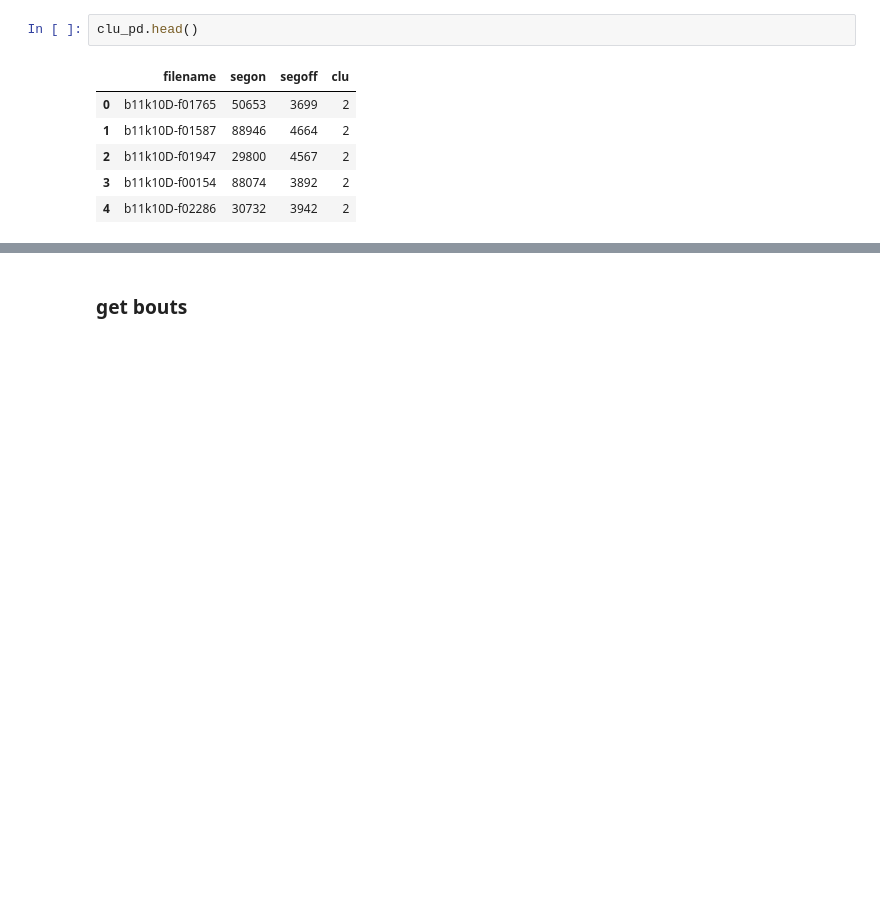
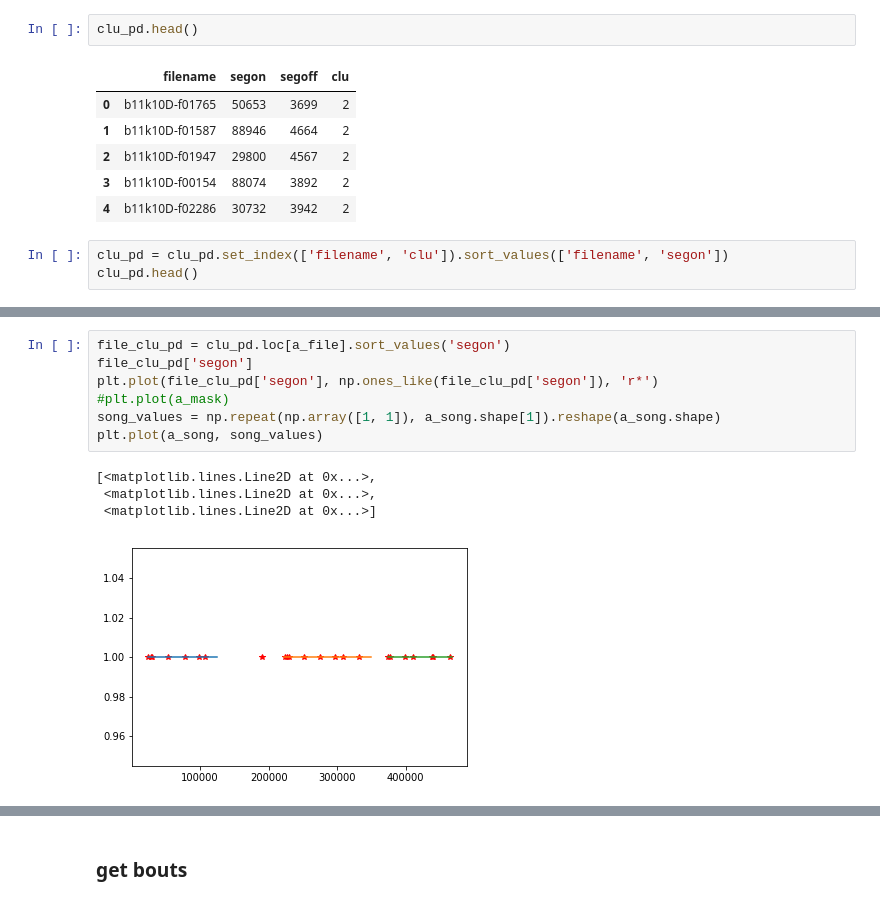
Before and after one commit to zekearneodo/pipefinch, a Jupyter notebook: notebooks/read_flatclust.ipynb, the cells around one changed output, grey strips where cells are left out. Cells and saved outputs as stored; diff of their text form; blank space fills up the shorter version.

```diff
--- a/notebooks/read_flatclust.ipynb
+++ b/notebooks/read_flatclust.ipynb
@@ -68,3 +78,6 @@ clu_pd.head()
 | 2 | b11k10D-f01947 | 29800 | 4567 | 2 |
 | 3 | b11k10D-f00154 | 88074 | 3892 | 2 |
 | 4 | b11k10D-f02286 | 30732 | 3942 | 2 |
+# %%
+clu_pd = clu_pd.set_index(['filename', 'clu']).sort_values(['filename', 'segon'])
+clu_pd.head()
@@ -70,0 +110,12 @@ clu_pd.head()
+# %%
+file_clu_pd = clu_pd.loc[a_file].sort_values('segon')
+file_clu_pd['segon']
+plt.plot(file_clu_pd['segon'], np.ones_like(file_clu_pd['segon']), 'r*')
+#plt.plot(a_mask)
+song_values = np.repeat(np.array([1, 1]), a_song.shape[1]).reshape(a_song.shape)
+plt.plot(a_song, song_values)
+# %% [output]
+[<matplotlib.lines.Line2D at 0x...>,
+ <matplotlib.lines.Line2D at 0x...>,
+ <matplotlib.lines.Line2D at 0x...>]
+[figure, added]
```
Also changed, not shown: parts of 12 cells of this notebook, 4 other files.
